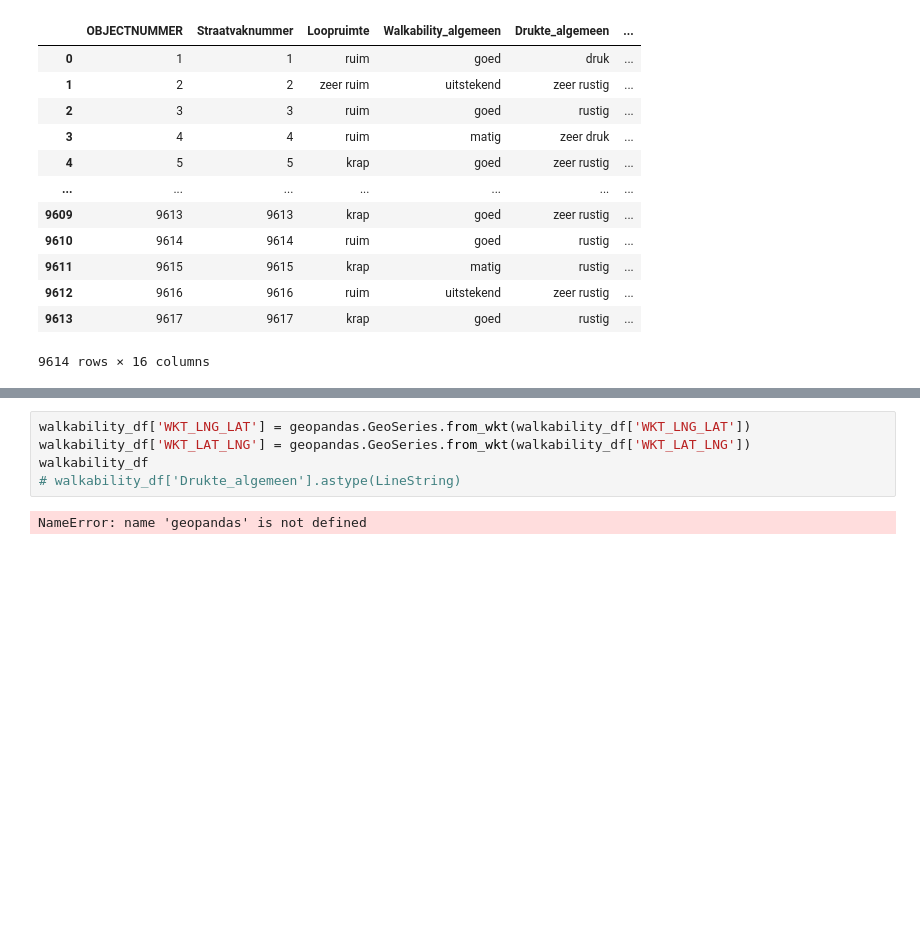
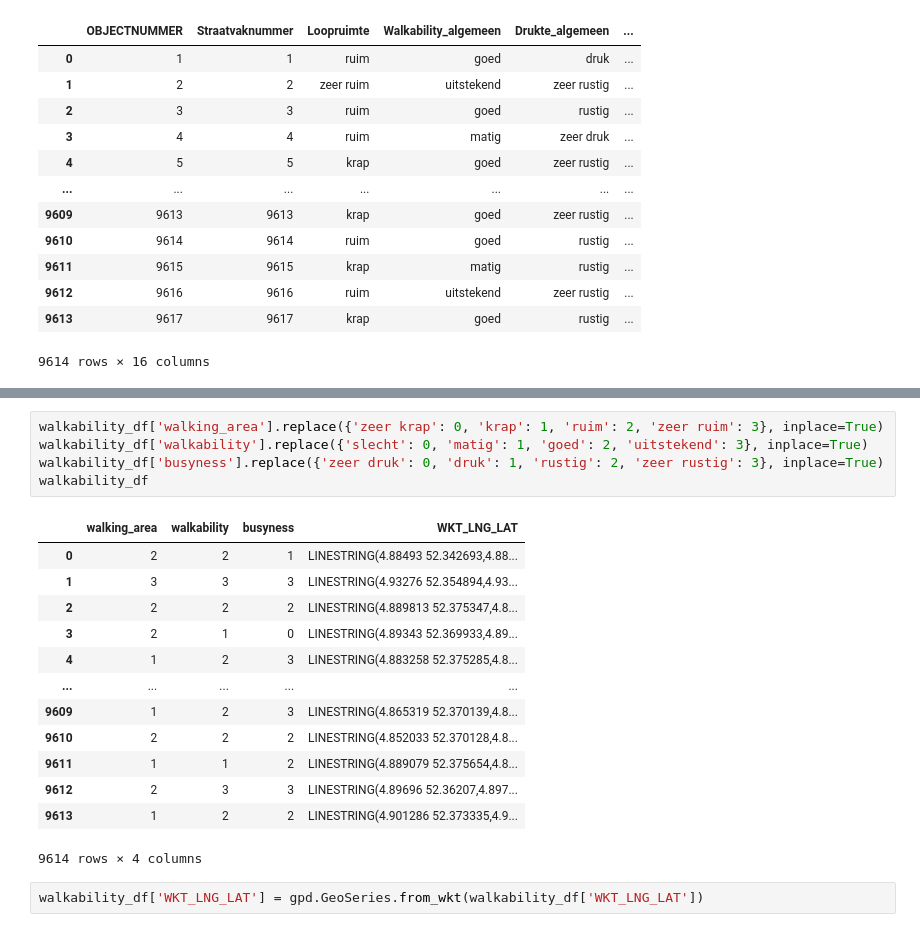
Before and after one commit to AntonisKl/Amsterdam-Route-Planner, a Jupyter notebook: backend.ipynb, the cells around one changed output, grey strips where cells are left out. Cells and saved outputs as stored; diff of their text form; blank space fills up the shorter version.

```diff
--- a/backend.ipynb
+++ b/backend.ipynb
@@ -28,7 +52,21 @@ walkability_df
+# %%
+walkability_df['walking_area'].replace({'zeer krap': 0, 'krap': 1, 'ruim': 2, 'zeer ruim': 3}, inplace=True)
+walkability_df['walkability'].replace({'slecht': 0, 'matig': 1, 'goed': 2, 'uitstekend': 3}, inplace=True)
+walkability_df['busyness'].replace({'zeer druk': 0, 'druk': 1, 'rustig': 2, 'zeer rustig': 3}, inplace=True)
+walkability_df
+# %% [output]
+|  | walking_area | walkability | busyness | WKT_LNG_LAT |
+| 0 | 2 | 2 | 1 | LINESTRING(4.88493 52.342693,4.88... |
+| 1 | 3 | 3 | 3 | LINESTRING(4.93276 52.354894,4.93... |
+| 2 | 2 | 2 | 2 | LINESTRING(4.889813 52.375347,4.8... |
+| 3 | 2 | 1 | 0 | LINESTRING(4.89343 52.369933,4.89... |
+| 4 | 1 | 2 | 3 | LINESTRING(4.883258 52.375285,4.8... |
+| ... | ... | ... | ... | ... |
+| 9609 | 1 | 2 | 3 | LINESTRING(4.865319 52.370139,4.8... |
+| 9610 | 2 | 2 | 2 | LINESTRING(4.852033 52.370128,4.8... |
+| 9611 | 1 | 1 | 2 | LINESTRING(4.889079 52.375654,4.8... |
+| 9612 | 2 | 3 | 3 | LINESTRING(4.89696 52.36207,4.897... |
+| 9613 | 1 | 2 | 2 | LINESTRING(4.901286 52.373335,4.9... |
+9614 rows × 4 columns
 # %%
-walkability_df['WKT_LNG_LAT'] = geopandas.GeoSeries.from_wkt(walkability_df['WKT_LNG_LAT'])
-walkability_df['WKT_LAT_LNG'] = geopandas.GeoSeries.from_wkt(walkability_df['WKT_LAT_LNG'])
-walkability_df
-# walkability_df['Drukte_algemeen'].astype(LineString)
+walkability_df['WKT_LNG_LAT'] = gpd.GeoSeries.from_wkt(walkability_df['WKT_LNG_LAT'])
-# %% [output]
-NameError: name 'geopandas' is not defined
```
Also changed, not shown: parts of 7 cells of this notebook.
